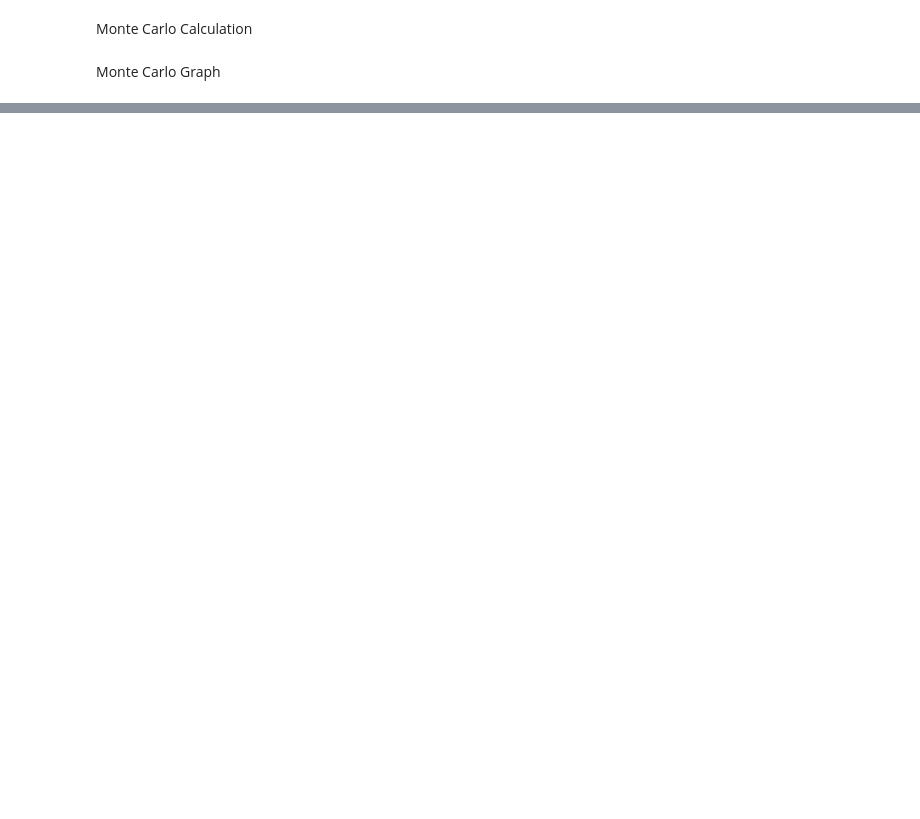
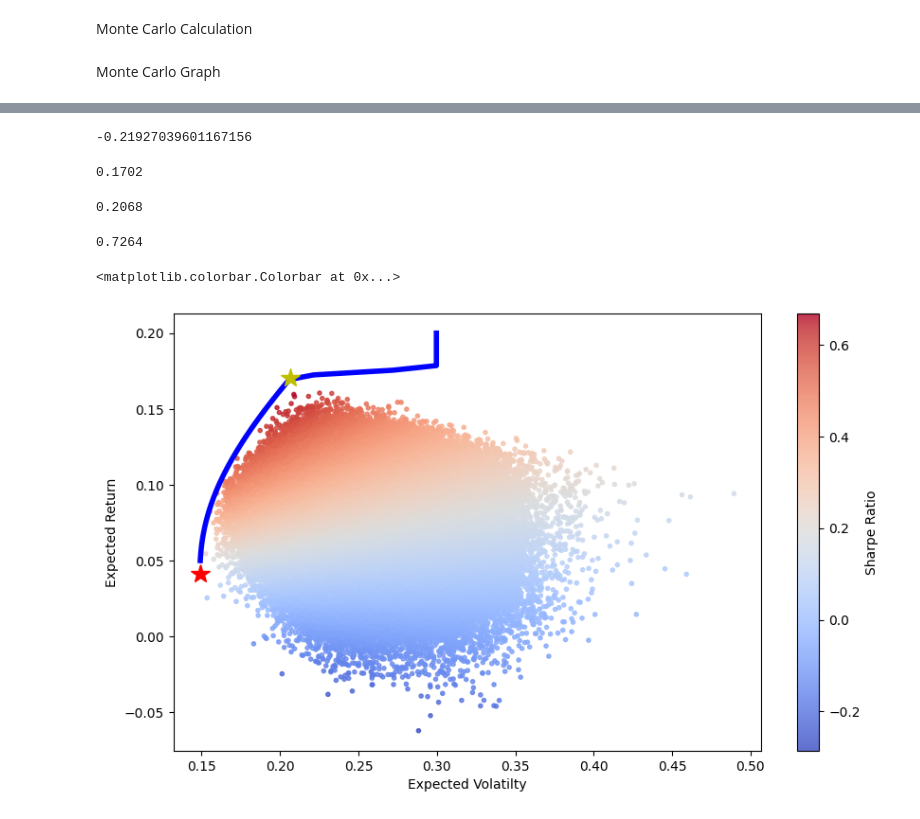
Before and after one commit to CCNY-Analytics-and-Quant/JoseAponte, a Jupyter notebook: Project2/Project2_EfficientFrontier_JoseAponte.ipynb, the cells around one changed output, grey strips where cells are left out. Saved outputs shown, nothing was run; the diff lists cells and outputs as text; code cells hidden in the pictures; blank space fills up the shorter version.

```diff
--- a/Project2/Project2_EfficientFrontier_JoseAponte.ipynb
+++ b/Project2/Project2_EfficientFrontier_JoseAponte.ipynb
@@ -124,0 +125,68 @@ optimalDisplayFull
+# %%
+def sharpeM(w):
+    return -(portfolioReturns(w)-0.02)/portfolioVolumes(w)
+
+constraints = ({'type': 'eq','fun':lambda x: np.sum(x)-1})
+bounds = tuple((0,1) for x in range(al))
+weightVolumen = np.array(al*[1. /al,])
+sharpeM(weightVolumen)
+# %% [output]
+-0.21927039601167156
+# %%
+sharpeOptimized = sco.minimize(sharpeM,
+                               weightVolumen,
+                               method='SLSQP',
+                               bounds= bounds,
+                               constraints=constraints)
+volumenOptimized = sco.minimize(portfolioVolumes,
+                                weightVolumen,
+                                method='SLSQP',
+                                bounds=bounds,
+                                constraints=constraints)
+constraintsLinearRegresion = ({'type': 'eq', 'fun': lambda x: portfolioReturns(x)-tReturn},
+                             {'type':'eq','fun': lambda x: np.sum(x)-1})
+boundsLinearRegresion = tuple((0,1) for x in weights)
+
+tReturns = np.linspace(0.05,0.2,50)
+tVolatility = []
+
+for tReturn in tReturns:
+    result = sco.minimize(portfolioVolumes,
+                          weightVolumen,
+                          method = 'SLSQP',
+                          bounds= boundsLinearRegresion,
+                          constraints=constraintsLinearRegresion)
+    tVolatility.append(result['fun'])
+tVolatility = np.array(tVolatility)
+# %%
+optimalPortfolioReturn = portfolioReturns(sharpeOptimized['x'])
+optimalPortfolioReturn.round(4)
+# %% [output]
+0.1702
+# %%
+optimalPortfolioVolatilityWeight = portfolioVolumes(sharpeOptimized['x'])
+optimalPortfolioVolatilityWeight.round(4)
+# %% [output]
+0.2068
+# %%
+sharpeRatioMaximized = (optimalPortfolioReturn-0.02)/optimalPortfolioVolatilityWeight
+sharpeRatioMaximized.round(4)
+# %% [output]
+0.7264
+# %%
+plt.figure(figsize=(10,6))
+plt.scatter(expectedVolumen,expectedReturn, c=sharpe, marker='.',alpha=0.8, cmap='coolwarm')
+plt.plot(tVolatility, tReturns, 'b',lw=4.0)
+
+plt.plot(portfolioVolumes(sharpeOptimized['x']),
+         portfolioReturns(sharpeOptimized['x']),
+         'y*', markersize = 15.0)
+plt.plot(portfolioVolumes(volumenOptimized['x']),
+         portfolioReturns(volumenOptimized['x']),
+         'r*',markersize=15.0)
+plt.xlabel('Expected Volatilty')
+plt.ylabel('Expected Return')
+plt.colorbar(label='Sharpe Ratio')
+# %% [output]
+<matplotlib.colorbar.Colorbar at 0x...>
+[figure, added]
```
Also changed, not shown: parts of 3 cells of this notebook.
